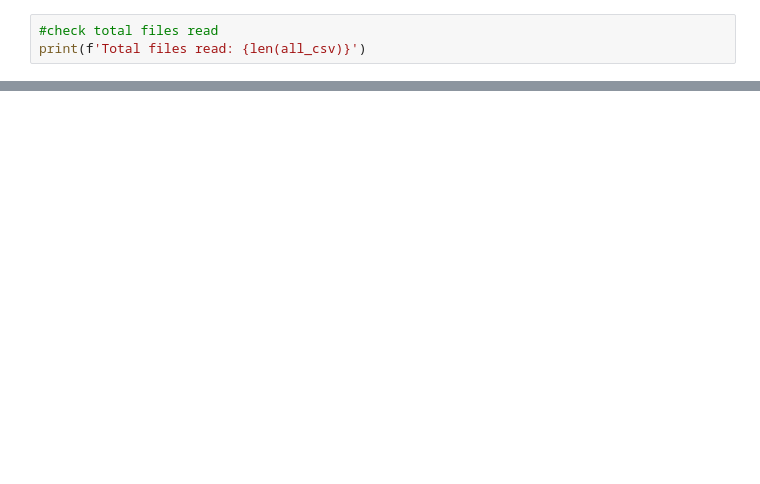
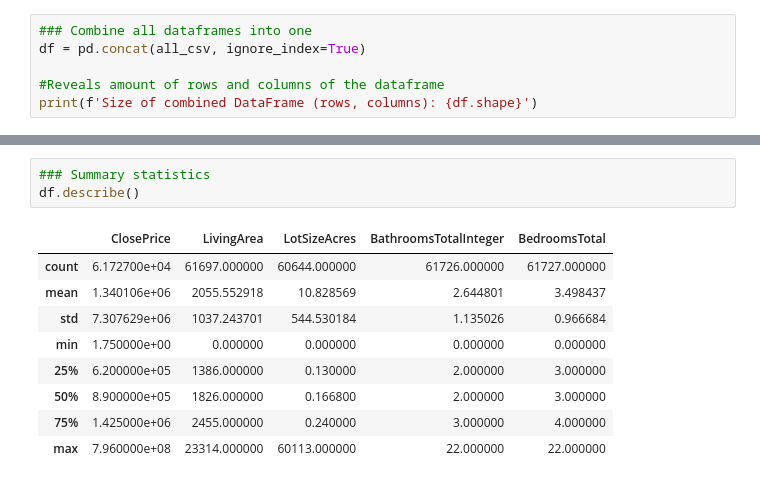
Before and after one commit to iviang/IDX-Exchange-DS-2026, a Jupyter notebook: 01_exploration.ipynb, the cells around one changed output, grey strips where cells are left out. Drawn from its saved outputs; the diff is of its cells as text; blank space fills up the shorter version.

```diff
--- a/01_exploration.ipynb
+++ b/01_exploration.ipynb
@@ -37,4 +62,7 @@ Processing file: data\CRMLSSold202605.csv
 # %%
-#check total files read
-print(f'Total files read: {len(all_csv)}')
+### Combine all dataframes into one
+df = pd.concat(all_csv, ignore_index=True)
+
+#Reveals amount of rows and columns of the dataframe
+print(f'Size of combined DataFrame (rows, columns): {df.shape}')
 # %% [output]
@@ -61,0 +80,13 @@ all_csv
+# %%
+### Summary statistics
+df.describe()
+# %% [output]
+|  | ClosePrice | LivingArea | LotSizeAcres | BathroomsTotalInteger | BedroomsTotal |
+| count | 6.172700e+04 | 61697.000000 | 60644.000000 | 61726.000000 | 61727.000000 |
+| mean | 1.340106e+06 | 2055.552918 | 10.828569 | 2.644801 | 3.498437 |
+| std | 7.307629e+06 | 1037.243701 | 544.530184 | 1.135026 | 0.966684 |
+| min | 1.750000e+00 | 0.000000 | 0.000000 | 0.000000 | 0.000000 |
+| 25% | 6.200000e+05 | 1386.000000 | 0.130000 | 2.000000 | 3.000000 |
+| 50% | 8.900000e+05 | 1826.000000 | 0.166800 | 2.000000 | 3.000000 |
+| 75% | 1.425000e+06 | 2455.000000 | 0.240000 | 3.000000 | 4.000000 |
+| max | 7.960000e+08 | 23314.000000 | 60113.000000 | 22.000000 | 22.000000 |
```
Also changed, not shown: parts of 14 cells of this notebook.
